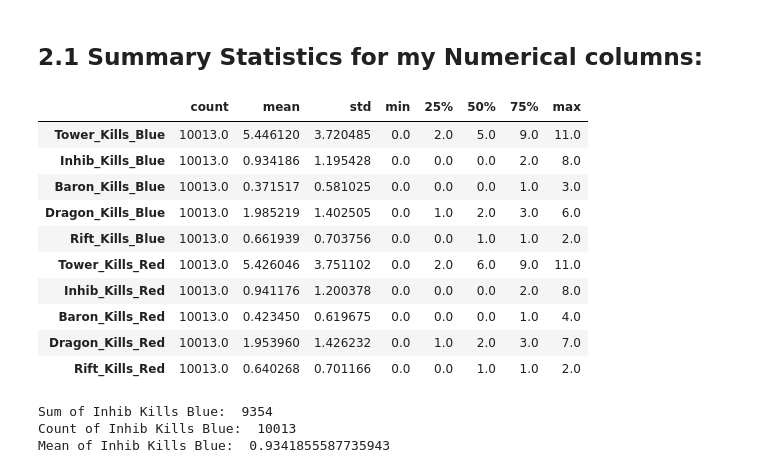
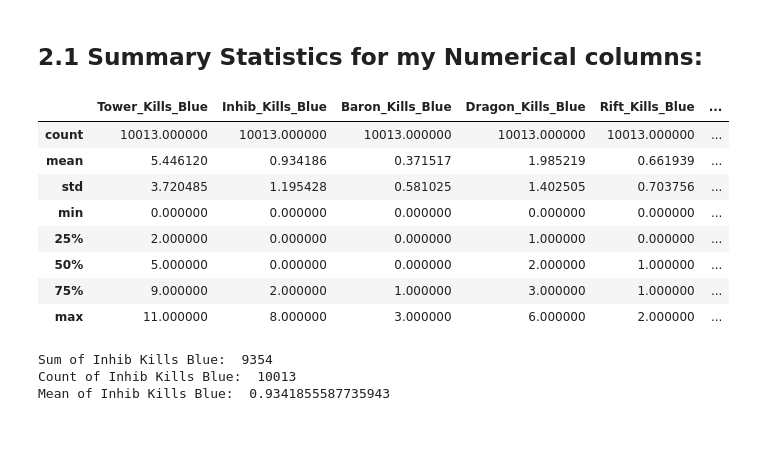
Before and after one commit to Lotus-baumgarner/Forever_Red_Vs_Blue, a Jupyter notebook: LeagueOfLegends.ipynb, the cells around one changed output. Drawn from its saved outputs; the diff is of its cells as text; code cells hidden in the pictures; blank space fills up the shorter version.

```diff
--- a/LeagueOfLegends.ipynb
+++ b/LeagueOfLegends.ipynb
@@ -60,7 +60,7 @@ from scipy.stats import chi2_contingency
 from scipy.stats import ttest_ind
 # %%
 # Loaded in Original Data Set and viewed first ten rows
-df = pd.read_csv('C:\\Users\\lotus\\Documents\\Personal_Projects\\League_of_Legends\\Data\\training_data.csv')
+df = pd.read_csv("C:\\Users\\Lotus-Shadow\\Documents\\GitRepos\\Forever_Red_Vs_Blue\\Data\\training_data.csv")
 
 df.head()
 # %% [output]
@@ -311,21 +311,19 @@ LeagueDF.to_csv('LeagueDF.csv', index=False)
 ## 2.1 Summary Statistics for my Numerical columns:
 # %%
 # Calculated the summary statistics
-summary_stats = LeagueDF.describe().T  # Transpose for better readability
+summary_stats = LeagueDF.describe()
 
 summary_stats
 # %% [output]
-|  | count | mean | std | min | 25% | 50% | 75% | max |
-| Tower_Kills_Blue | 10013.0 | 5.446120 | 3.720485 | 0.0 | 2.0 | 5.0 | 9.0 | 11.0 |
-| Inhib_Kills_Blue | 10013.0 | 0.934186 | 1.195428 | 0.0 | 0.0 | 0.0 | 2.0 | 8.0 |
-| Baron_Kills_Blue | 10013.0 | 0.371517 | 0.581025 | 0.0 | 0.0 | 0.0 | 1.0 | 3.0 |
-| Dragon_Kills_Blue | 10013.0 | 1.985219 | 1.402505 | 0.0 | 1.0 | 2.0 | 3.0 | 6.0 |
-| Rift_Kills_Blue | 10013.0 | 0.661939 | 0.703756 | 0.0 | 0.0 | 1.0 | 1.0 | 2.0 |
-| Tower_Kills_Red | 10013.0 | 5.426046 | 3.751102 | 0.0 | 2.0 | 6.0 | 9.0 | 11.0 |
-| Inhib_Kills_Red | 10013.0 | 0.941176 | 1.200378 | 0.0 | 0.0 | 0.0 | 2.0 | 8.0 |
-| Baron_Kills_Red | 10013.0 | 0.423450 | 0.619675 | 0.0 | 0.0 | 0.0 | 1.0 | 4.0 |
-| Dragon_Kills_Red | 10013.0 | 1.953960 | 1.426232 | 0.0 | 1.0 | 2.0 | 3.0 | 7.0 |
-| Rift_Kills_Red | 10013.0 | 0.640268 | 0.701166 | 0.0 | 0.0 | 1.0 | 1.0 | 2.0 |
+|  | Tower_Kills_Blue | Inhib_Kills_Blue | Baron_Kills_Blue | Dragon_Kills_Blue | Rift_Kills_Blue | ... |
+| count | 10013.000000 | 10013.000000 | 10013.000000 | 10013.000000 | 10013.000000 | ... |
+| mean | 5.446120 | 0.934186 | 0.371517 | 1.985219 | 0.661939 | ... |
+| std | 3.720485 | 1.195428 | 0.581025 | 1.402505 | 0.703756 | ... |
+| min | 0.000000 | 0.000000 | 0.000000 | 0.000000 | 0.000000 | ... |
+| 25% | 2.000000 | 0.000000 | 0.000000 | 1.000000 | 0.000000 | ... |
+| 50% | 5.000000 | 0.000000 | 0.000000 | 2.000000 | 1.000000 | ... |
+| 75% | 9.000000 | 2.000000 | 1.000000 | 3.000000 | 1.000000 | ... |
+| max | 11.000000 | 8.000000 | 3.000000 | 6.000000 | 2.000000 | ... |
 # %%
 # Wrote out the "Long Hand" of calculating the mean for Inhib Kills Blue for a better understanding.
 # The actual Value Counts can be found in the Data Exploration section above.
```
Also changed, not shown: parts of 1 cell of this notebook, 1 other file.
